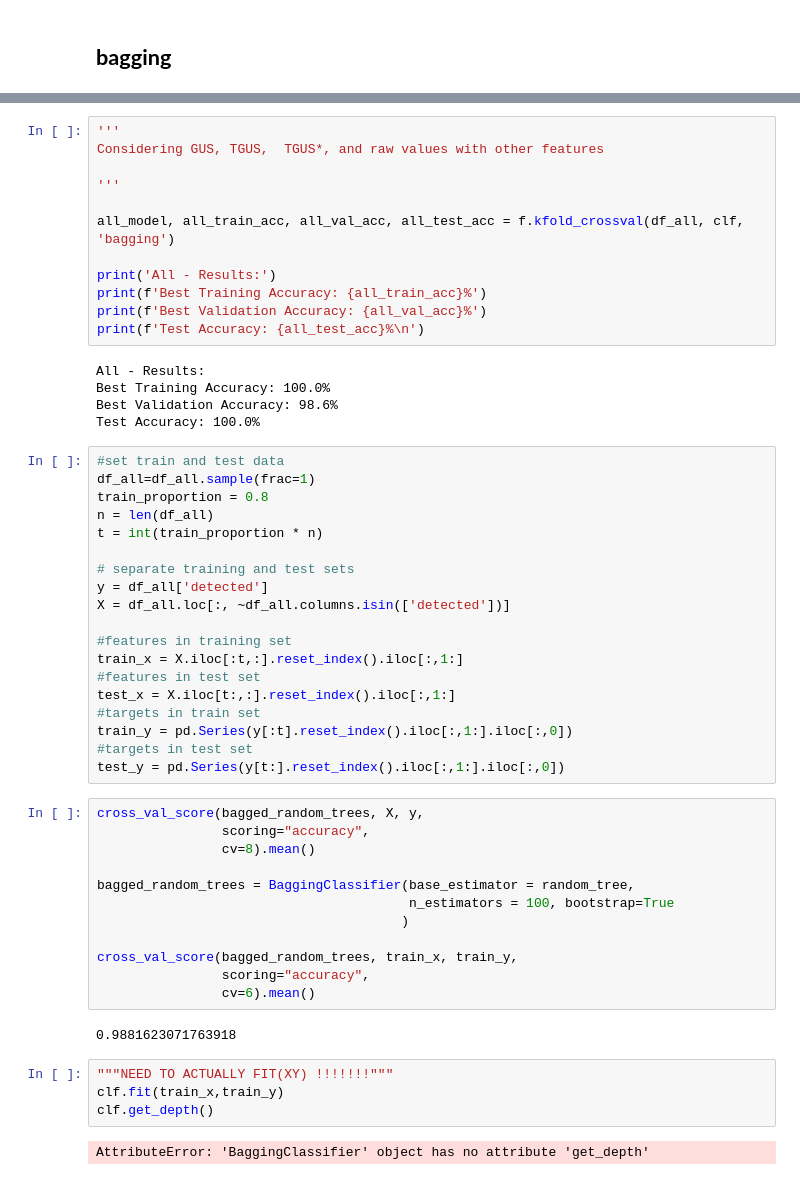
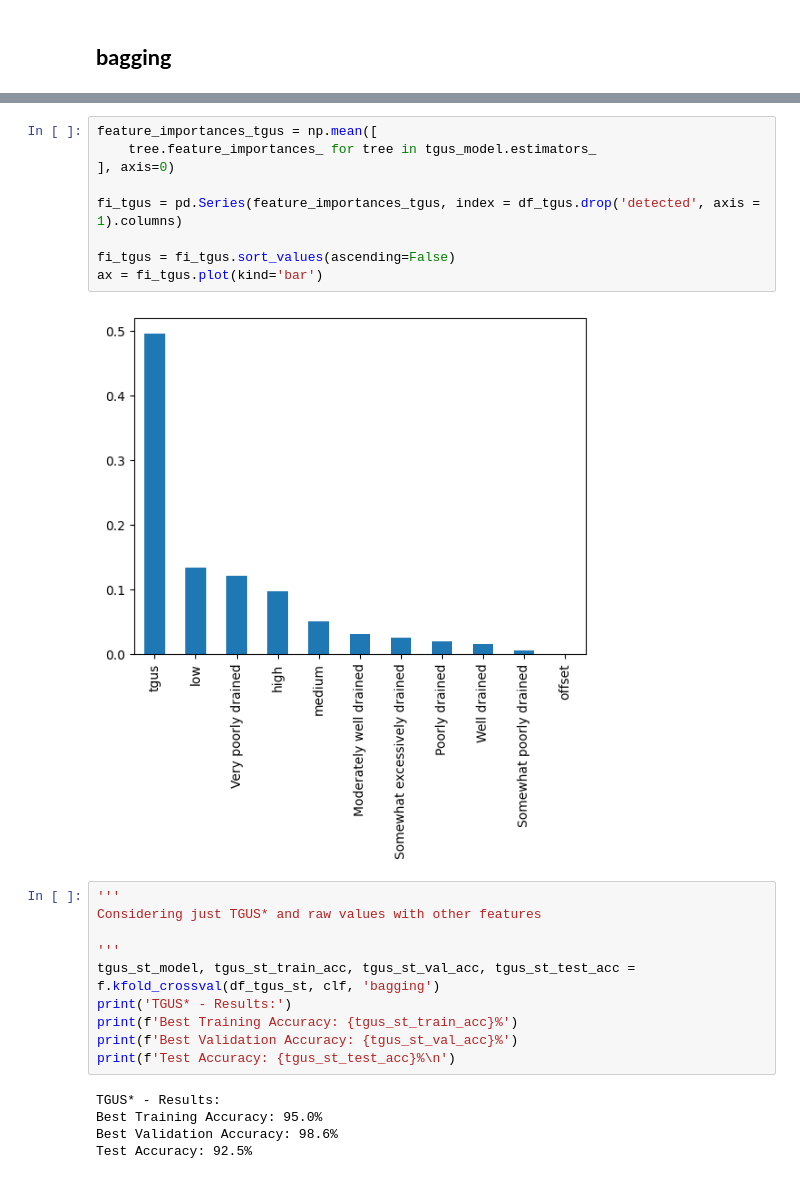
Before and after one commit to izguenther6/orie4741-final, a Jupyter notebook: scripts/trees.ipynb, the cells around one changed output, grey strips where cells are left out. Cells and saved outputs as stored; diff of their text form.

```diff
--- a/scripts/trees.ipynb
+++ b/scripts/trees.ipynb
@@ -42,56 +190,26 @@ clf = BaggingClassifier(base_estimator = random_tree,
+# %%
+feature_importances_tgus = np.mean([
+    tree.feature_importances_ for tree in tgus_model.estimators_
+], axis=0)
+
+fi_tgus = pd.Series(feature_importances_tgus, index = df_tgus.drop('detected', axis = 1).columns)
+
+fi_tgus = fi_tgus.sort_values(ascending=False)
+ax = fi_tgus.plot(kind='bar')
+# %% [output]
+[figure, added]
 # %%
 '''
-Considering GUS, TGUS,  TGUS*, and raw values with other features
+Considering just TGUS* and raw values with other features
 
 '''
-
-all_model, all_train_acc, all_val_acc, all_test_acc = f.kfold_crossval(df_all, clf, 'bagging')
-
-print('All - Results:')
-print(f'Best Training Accuracy: {all_train_acc}%')
-print(f'Best Validation Accuracy: {all_val_acc}%')
-print(f'Test Accuracy: {all_test_acc}%\n')
+tgus_st_model, tgus_st_train_acc, tgus_st_val_acc, tgus_st_test_acc = f.kfold_crossval(df_tgus_st, clf, 'bagging')
+print('TGUS* - Results:')
+print(f'Best Training Accuracy: {tgus_st_train_acc}%')
+print(f'Best Validation Accuracy: {tgus_st_val_acc}%')
+print(f'Test Accuracy: {tgus_st_test_acc}%\n')
 # %% [output]
-All - Results:
-Best Training Accuracy: 100.0%
+TGUS* - Results:
+Best Training Accuracy: 95.0%
 Best Validation Accuracy: 98.6%
-Test Accuracy: 100.0%
+Test Accuracy: 92.5%
-# %%
-#set train and test data
-df_all=df_all.sample(frac=1)
-train_proportion = 0.8
-n = len(df_all)
-t = int(train_proportion * n)
-
-# separate training and test sets
-y = df_all['detected']
-X = df_all.loc[:, ~df_all.columns.isin(['detected'])]
-
-#features in training set
-train_x = X.iloc[:t,:].reset_index().iloc[:,1:]
-#features in test set
-test_x = X.iloc[t:,:].reset_index().iloc[:,1:]
-#targets in train set
-train_y = pd.Series(y[:t].reset_index().iloc[:,1:].iloc[:,0])
-#targets in test set
-test_y = pd.Series(y[t:].reset_index().iloc[:,1:].iloc[:,0])
-# %%
-cross_val_score(bagged_random_trees, X, y,
-                scoring="accuracy",
-                cv=8).mean()
-
-bagged_random_trees = BaggingClassifier(base_estimator = random_tree,
-                                        n_estimators = 100, bootstrap=True
-                                       )
-
-cross_val_score(bagged_random_trees, train_x, train_y,
-                scoring="accuracy",
-                cv=6).mean()
-# %% [output]
-0.9881623071763918
-# %%
-"""NEED TO ACTUALLY FIT(XY) !!!!!!!"""
-clf.fit(train_x,train_y)
-clf.get_depth()
-# %% [output]
-AttributeError: 'BaggingClassifier' object has no attribute 'get_depth'
```
Also changed, not shown: parts of 16 cells of this notebook, 8 other files.
